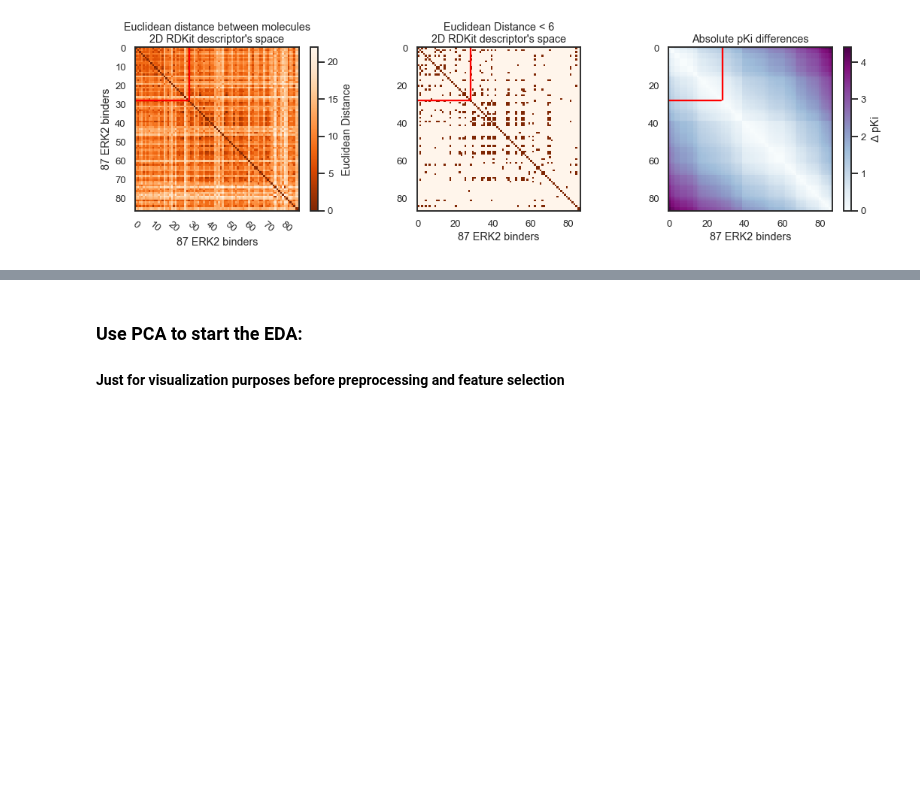
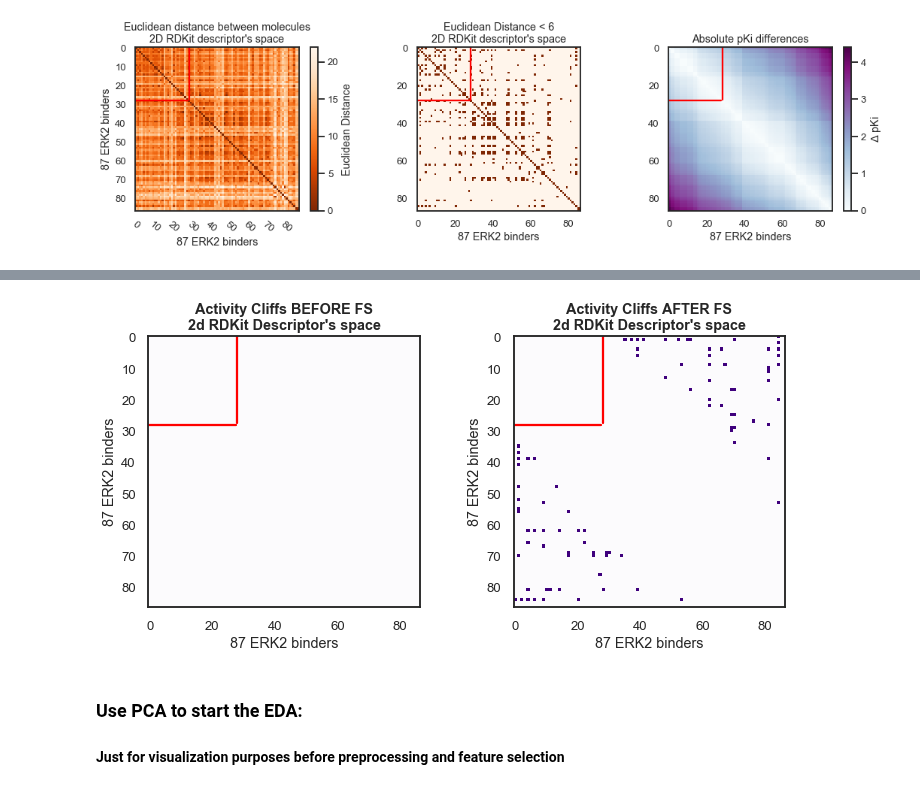
Before and after one commit to jRicciL/ERK2_notebooks, a Jupyter notebook: X_Reviewing_Fourches_work/7_2DRDKit_Analysis.ipynb, the cells around one changed output, grey strips where cells are left out. Saved outputs shown, nothing was run; the diff lists cells and outputs as text; code cells hidden in the pictures; blank space fills up the shorter version.

```diff
--- a/X_Reviewing_Fourches_work/7_2DRDKit_Analysis.ipynb
+++ b/X_Reviewing_Fourches_work/7_2DRDKit_Analysis.ipynb
@@ -756,3 +768,40 @@ plt.show()
+# %%
+metric = 'euclidean'
+cutoff_dist = 6
+
+X_rdk2d_ALL_std = StandardScaler().fit_transform(X_rdk2d)
+euc_2drdk_mtx_BEFORE = ssd.pdist(X_rdk2d_ALL_std, metric= metric)
+euc_2drdk_mtx_BEFORE = ssd.squareform(euc_2drdk_mtx_BEFORE)
+
+
+euc_2drdk_mtx_AFTER = ssd.pdist(X_rdk2d_corr, metric= metric)
+euc_2drdk_mtx_AFTER = ssd.squareform(euc_2drdk_mtx_AFTER)
+
+
+# BEFORE FEATURE SELECTION
+euclidean_mtx_dist_threshold_BEFORE = (euc_2drdk_mtx_BEFORE < cutoff_dist) & (delta_pki_matrix > 1.5)
+
+# AFTER FEATURE SELECTION
+euclidean_mtx_dist_threshold_AFTER = (euc_2drdk_mtx_AFTER < cutoff_dist - 2) & (delta_pki_matrix > 1.5)
+# %%
+fig = plt.figure(figsize=(12, 5))
+
+plt.subplot(1,2,1)
+plt.imshow(euclidean_mtx_dist_threshold_BEFORE, cmap='Purples')
+plt.axvline(x= n_actives, ymin= abs(n_mols - n_actives)/n_mols, ymax= n_mols, color='red')
+plt.axhline(y= n_actives, xmin=0, xmax=(n_actives / n_mols), color='red')
+plt.title("Activity Cliffs BEFORE FS\n2d RDKit Descriptor's space", fontweight='bold')
+plt.xlabel(xlabel_); plt.ylabel(xlabel_)
+
+plt.subplot(1,2,2)
+plt.imshow(euclidean_mtx_dist_threshold, cmap='Purples')
+plt.axvline(x= n_actives, ymin= abs(n_mols - n_actives)/n_mols, ymax= n_mols, color='red')
+plt.axhline(y= n_actives, xmin=0, xmax=(n_actives / n_mols), color='red')
+plt.title("Activity Cliffs AFTER FS\n2d RDKit Descriptor's space", fontweight='bold')
+plt.xlabel(xlabel_); plt.ylabel(xlabel_)
+plt.show()
+# %% [output]
+[figure, added]
 # %% [markdown]
 ### Use PCA to start the EDA:
 #### Just for visualization purposes before preprocessing and feature selection
```
Also changed, not shown: parts of 4 cells of this notebook, 1 other file.
